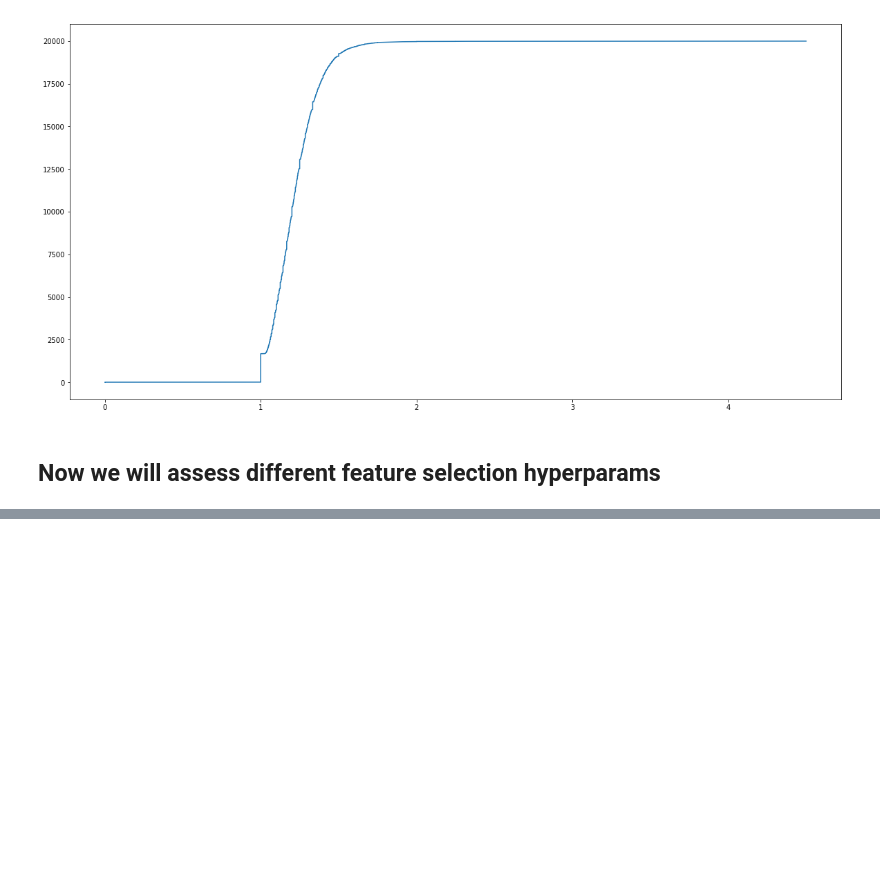
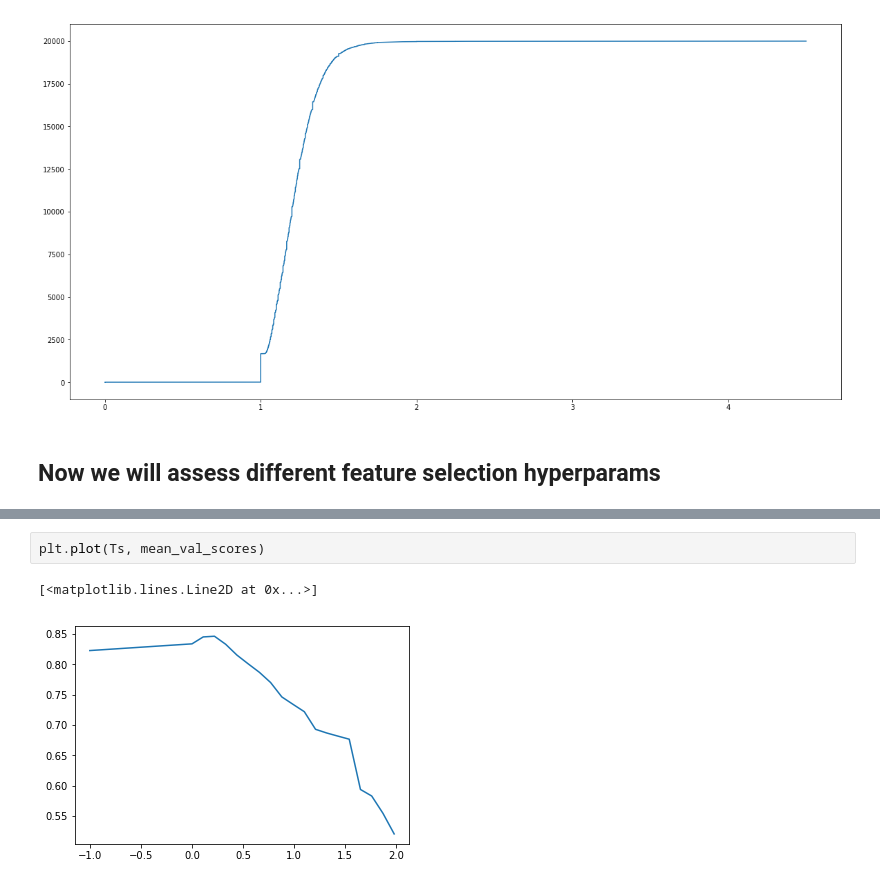
Before and after one commit to bhoscheit/CS-155-Miniproject-1, a Jupyter notebook: Eric_NaiveBayes.ipynb, the cells around one changed output, grey strips where cells are left out. Drawn from its saved outputs; the diff is of its cells as text; blank space fills up the shorter version.

```diff
--- a/Eric_NaiveBayes.ipynb
+++ b/Eric_NaiveBayes.ipynb
@@ -127,0 +169,5 @@ Qs = np.linspace(0, 100, nhypers)
+# %%
+plt.plot(Ts, mean_val_scores)
+# %% [output]
+[<matplotlib.lines.Line2D at 0x...>]
+[figure, added]
```
Also changed, not shown: parts of 17 cells of this notebook.
